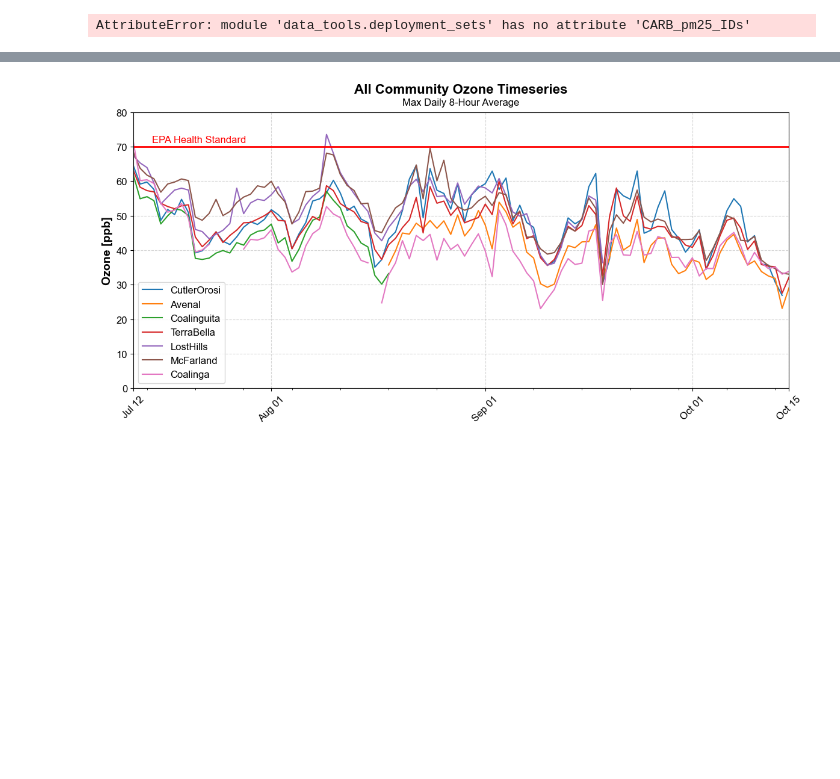
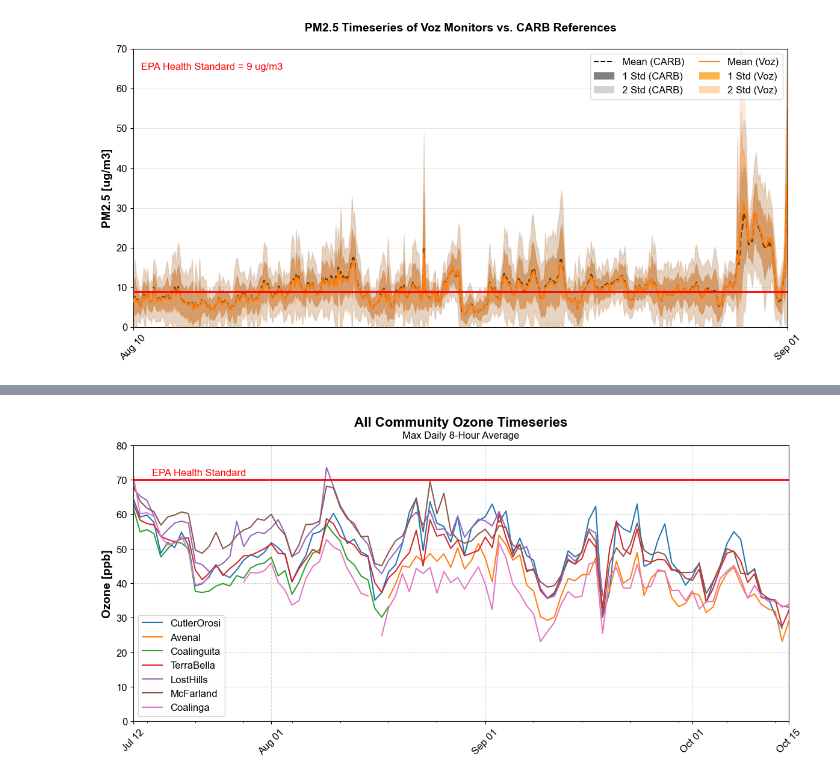
Before and after one commit to TorriaCol/voz-data-analysis, a Jupyter notebook: plots/full_timeseries.ipynb, the cells around one changed output, grey strips where cells are left out. Cells and saved outputs as stored; diff of their text form; code cells hidden in the pictures; blank space fills up the shorter version.

```diff
--- a/plots/full_timeseries.ipynb
+++ b/plots/full_timeseries.ipynb
@@ -1,14 +1,17 @@
 # %%
-#Run this code to create timeseries of vozbox plantowers and reference sites
+#Run this code to create allRef of vozbox plantowers and reference sites
 import sys
 import pandas as pd
 import matplotlib.pyplot as plt
 import os
 
+
 sys.path.append(os.path.abspath(".."))
 from data_tools import handle_datetime
 import data_tools.deployment_sets as sets
 from data_tools import my_setup
+from data_tools import summarise
+from data_tools import plot_against_reference as plot
 
 def create_ptwdatetime_column(ptw_file):
     ptwdf = pd.read_csv(ptw_file, usecols = ['date_time','pm_calibrated_clarityremake'])
@@ -31,80 +34,48 @@ ptwprefix = "../reference_files/2023PlantowerDataCalibrated/"
 ptw_site_names = sets.calibrated_files_2023()
 
 ref_file = "../reference_files/PM25HR_PICKDATA_2023-12-31-AllReferences.csv"
 ref_all = pd.read_csv(ref_file, usecols=['site', 'date', 'start_hour', 'value'])
-ref_IDs = sets.CARB_pm25_IDs()
+ref_IDs = sets.CARB_IDs()
 
 ptw_file_names = []
 for site in ptw_site_names:
     ptw_file_names.append(rf"{ptwprefix}{site}")
 
-timeseries = None
+allRef = None
 for site_name, site_id in ref_IDs.items():
     site_data = ref_all.loc[ref_all['site'] == site_id, ['date', 'start_hour', 'value']].copy()
     if site_data.empty:
         continue
     site_data = process_datetime(site_data)
     site_data = site_data.rename(columns={'value': f'{site_name}_FEM'})
 
-    if timeseries is None:
-        timeseries = site_data
+    if allRef is None:
+        allRef = site_data
     else:
-        timeseries = timeseries.join(site_data, how='outer')
+        allRef = allRef.join(site_data, how='outer')
 
-timeseries['max_reference_pm'] = timeseries.max(axis=1)
-timeseries['min_reference_pm'] = timeseries.min(axis=1)
+ref_summary = summarise.averageAndStd(allRef,"ref")
 
-timeseries['average_reference_pm'] = timeseries.mean(axis=1)
-timeseries['std_reference_pm'] = timeseries.std(axis=1)
-timeseries['upper_reference_pm'] = timeseries['average_reference_pm'] + timeseries['std_reference_pm']
-timeseries['lower_reference_pm'] = timeseries['average_reference_pm'] - timeseries['std_reference_pm']
-
-
+allVoz = None
 for file in ptw_file_names:
     ptwdf = rename_pm_column(file, create_ptwdatetime_column(file))
-    if timeseries is None:
-        timeseries = ptwdf
+    if allVoz is None:
+        allVoz = ptwdf
     else:
-        timeseries = timeseries.join(ptwdf, how='left')
+        allVoz = allRef.join(ptwdf, how='outer')
+
+voz_summary = summarise.averageAndStd(allVoz,"voz")
+
+timeseries = ref_summary.join(voz_summary, how='right')
 
 start_date = pd.to_datetime("2023-08-10")
 end_date = pd.to_datetime("2023-09-01")
 
 timeseries_filtered = timeseries[(timeseries.index >= start_date) & (timeseries.index <= end_date)]
 
-df = timeseries_filtered.dropna(how='all', axis=1)
+timeseries_filtered = timeseries_filtered.dropna(how='all', axis=1)
 
-plt.figure(figsize=(12,6))
-for col in df.columns:
-    name=os.path.basename(col).split('_', 1)[0]
-    if('FEM' in col or 'reference' in col or 'Cantua' in col):
-        continue
-    else:
-        alpha = 0.9
-        lw = 1
-        z = 2
-    plt.plot(df.index, df[col], label=name, linewidth=lw, alpha = alpha, zorder = z)
-plt.fill_between(
-    timeseries_filtered.index,                          # x = datetime index
-    timeseries_filtered['upper_reference_pm'],               # lower y bound (series)
-    timeseries_filtered['lower_reference_pm'],               # upper y bound (series)             # mask of same length
-    alpha=0.65,
-    color='darkgray',
-    label='Reference Monitor Data',
-    zorder=1
-)
-
-plt.legend(ncol=2, fontsize=8)
-plt.title("Full 2023 Deployment Timeseries")
-plt.suptitle("Plantower vs. FEM")
-plt.xlabel("Date")
-plt.ylabel("PM2.5 [ug/m3]")
-plt.ylim(0, 50)
-plt.grid(True, alpha=0.3)
-plt.tight_layout()
-
-plt.savefig(rf"./images/PlantowerFullTimeseries.jpg", format='jpg', dpi=300)
-plt.show()
+plot.timeseries(timeseries_filtered,start_date,end_date,"PM2.5","Plantower")
 # %% [output]
-AttributeError: module 'data_tools.deployment_sets' has no attribute 'CARB_pm25_IDs'
+[figure, added]
 # %%
```
Also changed, not shown: parts of 2 cells of this notebook, 19 other files.
